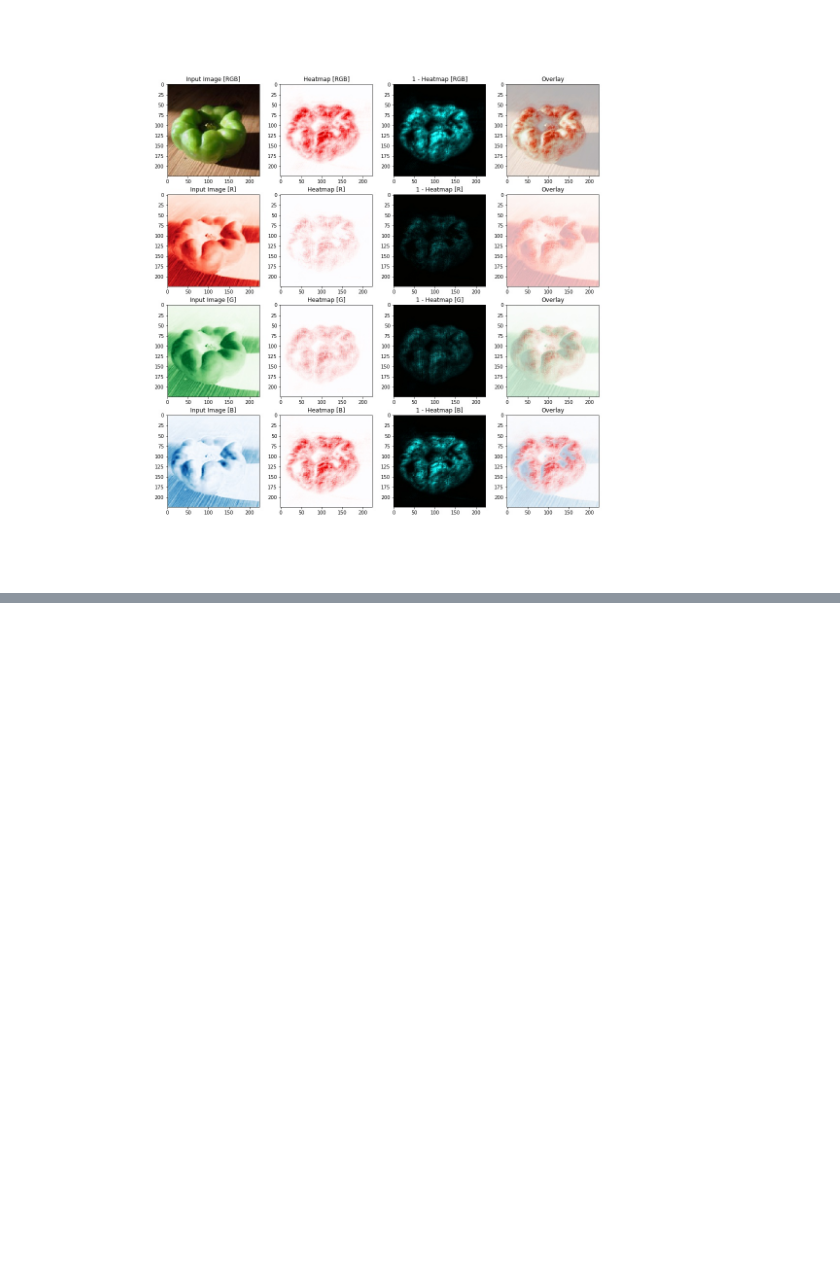
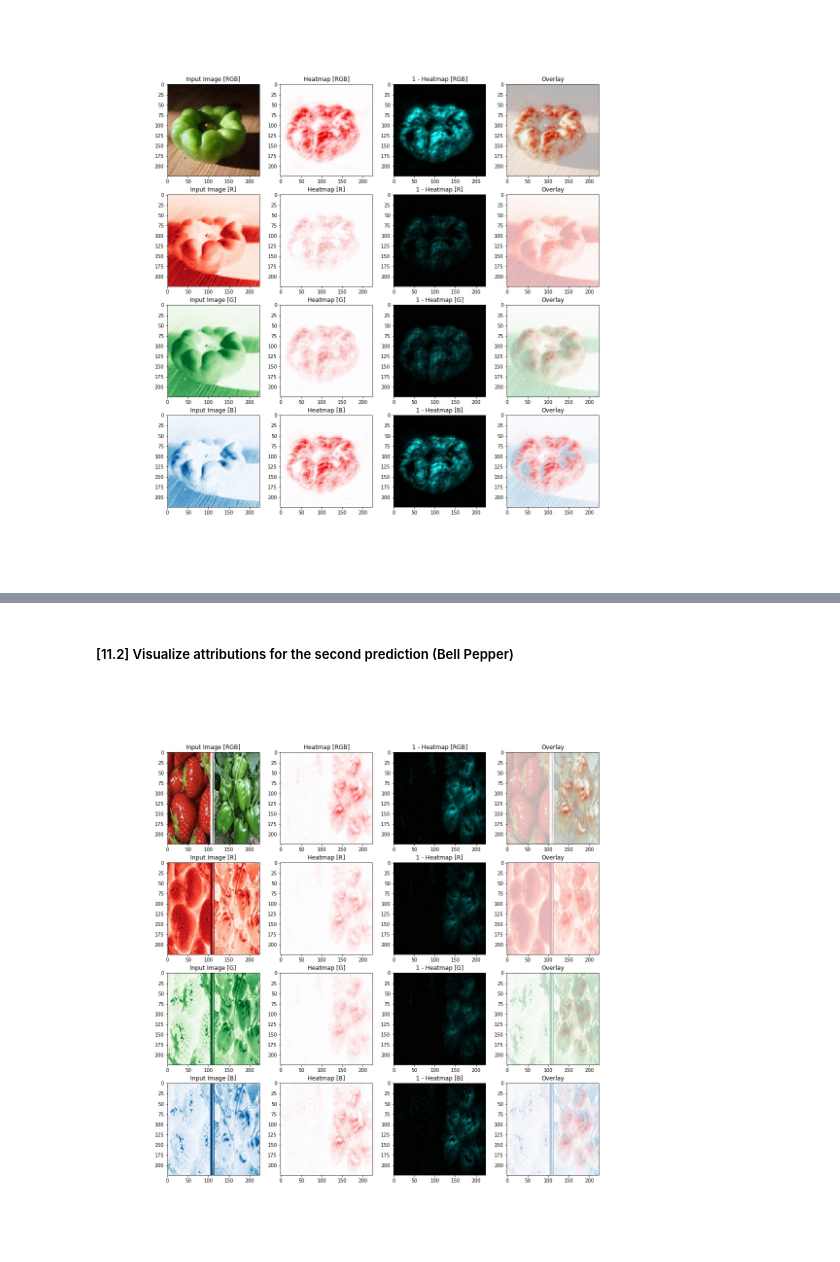
Before and after one commit to UntangleAI/example, a Jupyter notebook: imagenet_signal_vis_tutorial.ipynb, the cells around one changed output, grey strips where cells are left out. Saved outputs shown, nothing was run; the diff lists cells and outputs as text; code cells hidden in the pictures; blank space fills up the shorter version.

```diff
--- a/imagenet_signal_vis_tutorial.ipynb
+++ b/imagenet_signal_vis_tutorial.ipynb
@@ -250,0 +315,6 @@ Image("/home/jupyter/Main-Platform/services/results/vgg16_imgnet20_smoothGrad_Fa
+# %% [markdown]
+##### [11.2] Visualize attributions for the second prediction (Bell Pepper)
+# %%
+Image("/home/jupyter/Main-Platform/services/results/vgg16_imgnet20_smoothGrad_False_stb_bellp3_signals_invDiff_class_1.JPEG")
+# %% [output]
+[figure, added]
```
Also changed, not shown: parts of 18 cells of this notebook.
